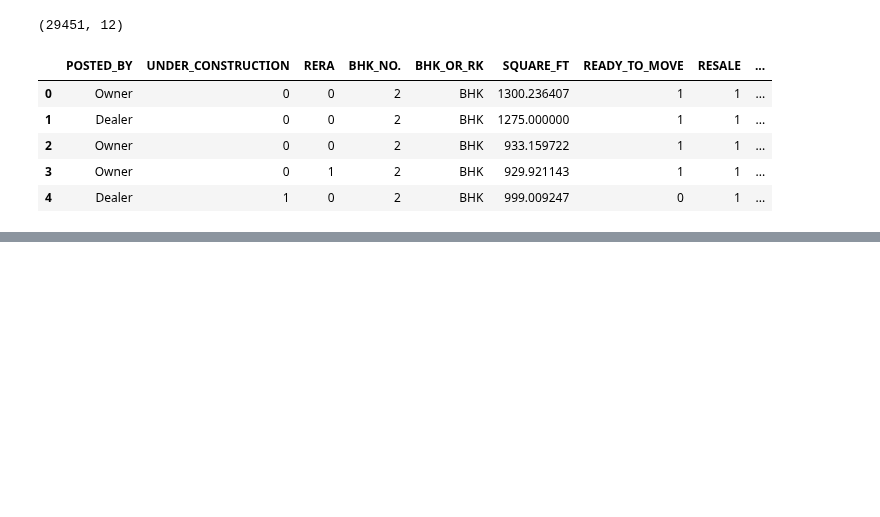
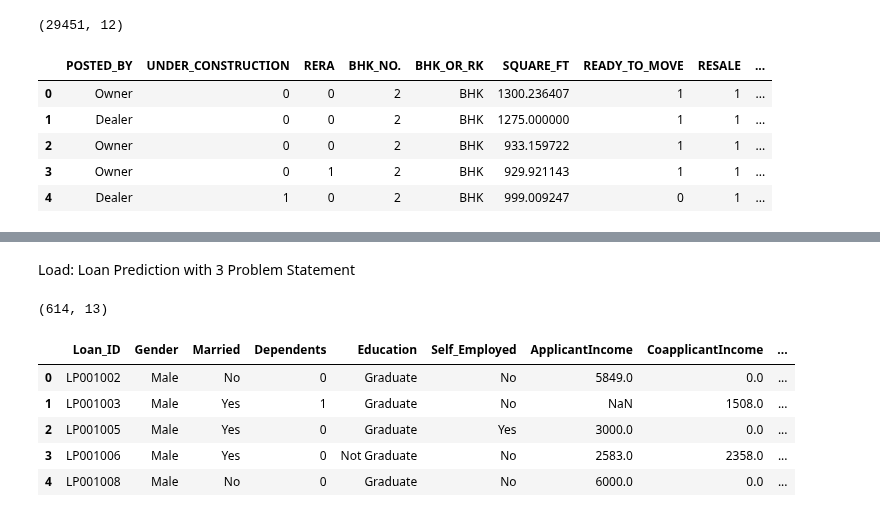
Before and after one commit to jmohsbeck1/jpmc_mle, a Jupyter notebook: Install_Kaggle.ipynb, the cells around one changed output, grey strips where cells are left out. Cells and saved outputs as stored; diff of their text form; code cells hidden in the pictures; blank space fills up the shorter version.

```diff
--- a/Install_Kaggle.ipynb
+++ b/Install_Kaggle.ipynb
@@ -146,0 +186,2 @@ data.corr()
+# %% [markdown]
+Load: Loan Prediction with 3 Problem Statement
@@ -146,0 +190,15 @@ data.corr()
+# %%
+data = pd.read_csv("./data/training_set.csv")
+# %%
+data.shape
+# %% [output]
+(614, 13)
+# %%
+data.head()
+# %% [output]
+|  | Loan_ID | Gender | Married | Dependents | Education | Self_Employed | ApplicantIncome | CoapplicantIncome | ... |
+| 0 | LP001002 | Male | No | 0 | Graduate | No | 5849.0 | 0.0 | ... |
+| 1 | LP001003 | Male | Yes | 1 | Graduate | No | NaN | 1508.0 | ... |
+| 2 | LP001005 | Male | Yes | 0 | Graduate | Yes | 3000.0 | 0.0 | ... |
+| 3 | LP001006 | Male | Yes | 0 | Not Graduate | No | 2583.0 | 2358.0 | ... |
+| 4 | LP001008 | Male | No | 0 | Graduate | No | 6000.0 | 0.0 | ... |
```
Also changed, not shown: parts of 10 cells of this notebook.
